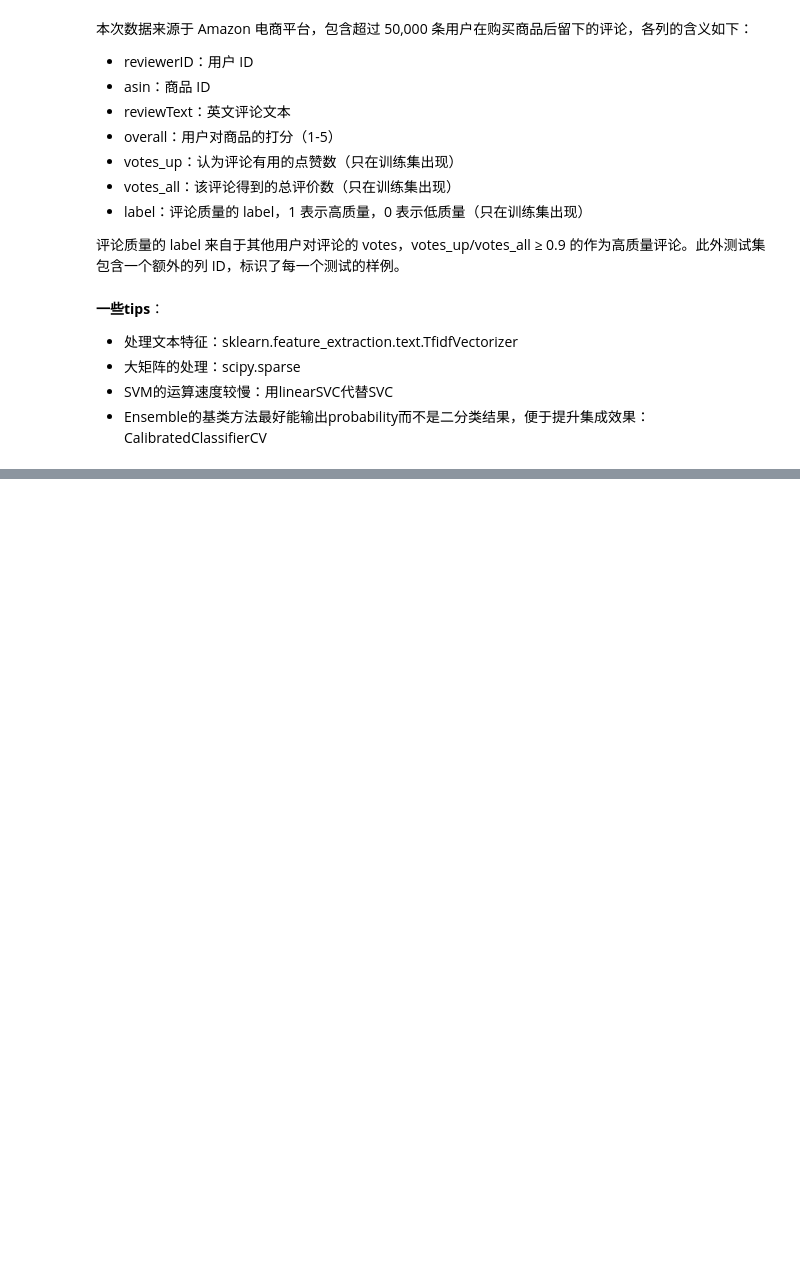
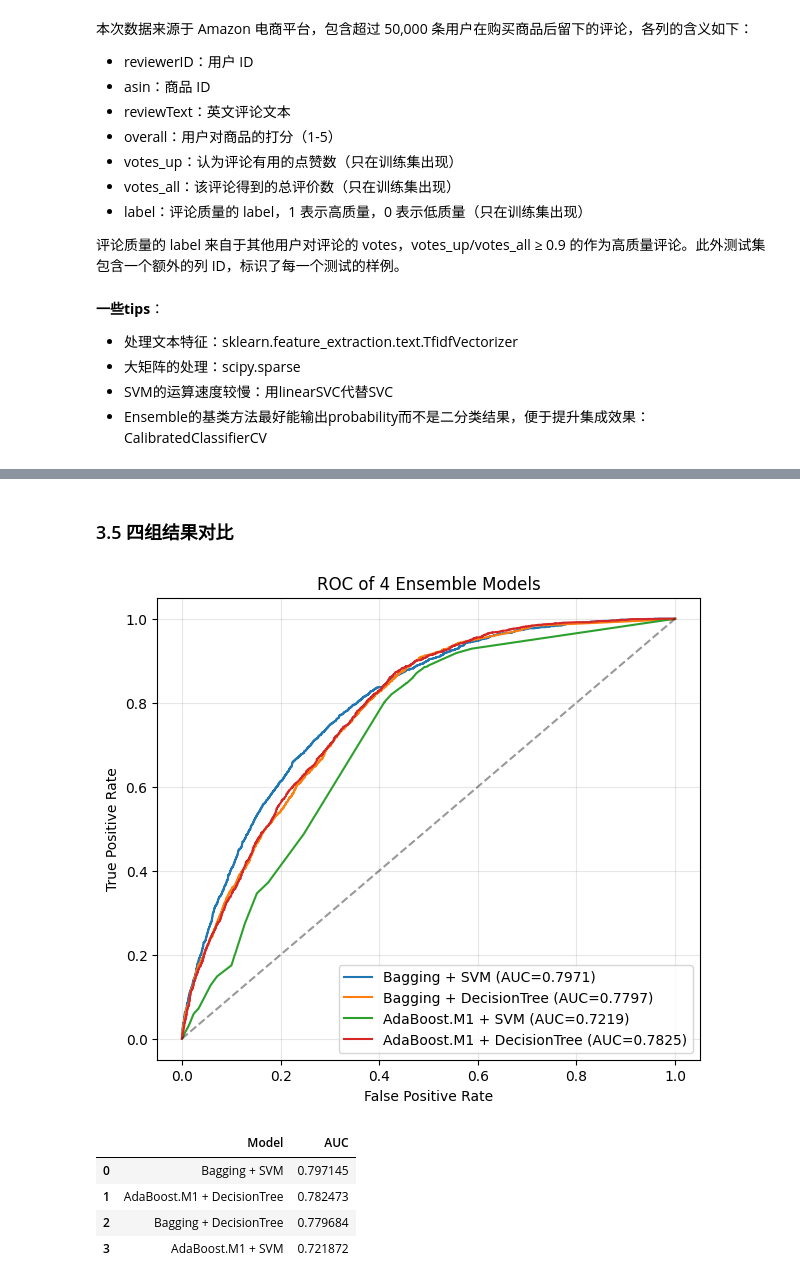
Before and after one commit to eranfu/yufeng, a Jupyter notebook: ml/hw6-评论质量预测/基于集成学习的 Amazon 用户评论质量预测/基于集成学习的 Amazon 用户评论质量预测 4/exp6.ipynb, the cells around one changed output, grey strips where cells are left out. Cells and saved outputs as stored; diff of their text form; code cells hidden in the pictures; blank space fills up the shorter version.

```diff
--- a/ml/hw6-评论质量预测/基于集成学习的 Amazon 用户评论质量预测/基于集成学习的 Amazon 用户评论质量预测 4/exp6.ipynb
+++ b/ml/hw6-评论质量预测/基于集成学习的 Amazon 用户评论质量预测/基于集成学习的 Amazon 用户评论质量预测 4/exp6.ipynb
@@ -115,0 +358,3 @@ Name: label, dtype: int64
+# %%
+bag_svm = MyBagging(make_svm(), n_estimators=10, sample_ratio=1.0, random_state=0)
+auc_bag_svm, p_bag_svm = evaluate(bag_svm, 'Bagging + SVM')
@@ -115,0 +375,3 @@ Name: label, dtype: int64
+# %%
+bag_tree = MyBagging(make_tree(max_depth=12), n_estimators=20, sample_ratio=1.0, random_state=0)
+auc_bag_tree, p_bag_tree = evaluate(bag_tree, 'Bagging + 决策树')
@@ -115,0 +400,3 @@ Name: label, dtype: int64
+# %%
+ada_svm = MyAdaBoostM1(LinearSVC(C=1.0, max_iter=2000, dual=True), n_estimators=10, random_state=0)
+auc_ada_svm, p_ada_svm = evaluate(ada_svm, 'AdaBoost.M1 + SVM')
@@ -115,0 +419,3 @@ Name: label, dtype: int64
+# %%
+ada_tree = MyAdaBoostM1(make_tree(max_depth=3), n_estimators=50, random_state=0)
+auc_ada_tree, p_ada_tree = evaluate(ada_tree, 'AdaBoost.M1 + 决策树')
@@ -115,0 +440,37 @@ Name: label, dtype: int64
+# %% [markdown]
+### 3.5 四组结果对比
+# %%
+import matplotlib.pyplot as plt
+%matplotlib inline
+
+results = [
+    ('Bagging + SVM',        auc_bag_svm,  p_bag_svm),
+    ('Bagging + DecisionTree', auc_bag_tree, p_bag_tree),
+    ('AdaBoost.M1 + SVM',    auc_ada_svm,  p_ada_svm),
+    ('AdaBoost.M1 + DecisionTree', auc_ada_tree, p_ada_tree),
+]
+
+plt.figure(figsize=(7, 6))
+for name, auc, p in results:
+    fpr, tpr, _ = roc_curve(y_test, p)
+    plt.plot(fpr, tpr, label=f'{name} (AUC={auc:.4f})')
+plt.plot([0, 1], [0, 1], 'k--', alpha=0.4)
+plt.xlabel('False Positive Rate')
+plt.ylabel('True Positive Rate')
+plt.title('ROC of 4 Ensemble Models')
+plt.legend(loc='lower right')
+plt.grid(alpha=0.3)
+plt.show()
+
+summary = pd.DataFrame({
+    'Model': [r[0] for r in results],
+    'AUC':   [r[1] for r in results],
+}).sort_values('AUC', ascending=False).reset_index(drop=True)
+summary
+# %% [output]
+[figure, added]
+|  | Model | AUC |
+| 0 | Bagging + SVM | 0.797145 |
+| 1 | AdaBoost.M1 + DecisionTree | 0.782473 |
+| 2 | Bagging + DecisionTree | 0.779684 |
+| 3 | AdaBoost.M1 + SVM | 0.721872 |
```
Also changed, not shown: parts of 38 cells of this notebook.
